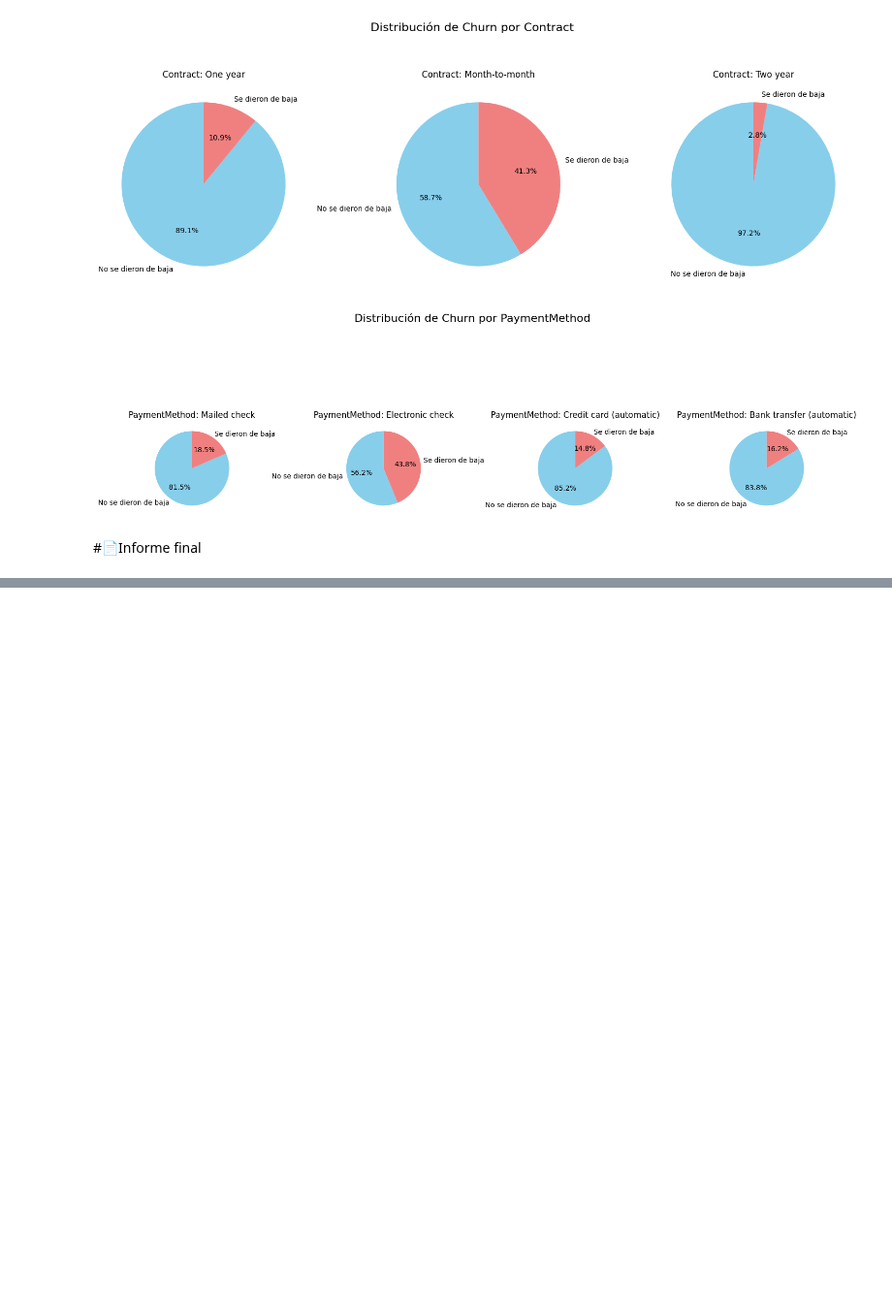
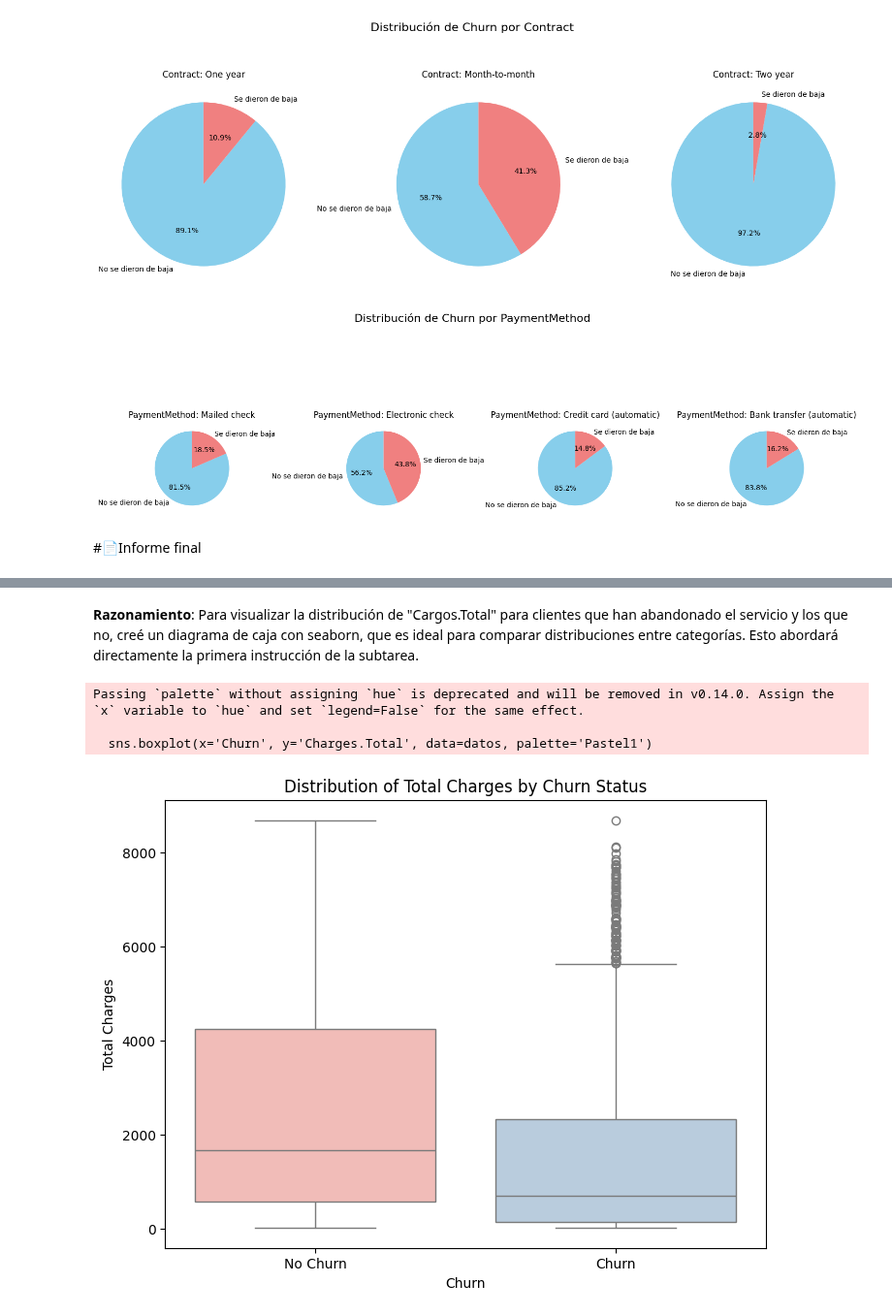
Before and after one commit to Kross363/Python-Data-Science, a Jupyter notebook: TelecomX_LATAM.ipynb, the cells around one changed output, grey strips where cells are left out. Shown at 97% size. Cells and saved outputs as stored; diff of their text form; code cells hidden in the pictures; blank space fills up the shorter version.

```diff
--- a/TelecomX_LATAM.ipynb
+++ b/TelecomX_LATAM.ipynb
@@ -282,0 +295,19 @@ for col in categorical_cols:
+# %% [markdown]
+**Razonamiento**:
+ Para visualizar la distribución de "Cargos.Total" para clientes que han abandonado el servicio y los que no, creé un diagrama de caja con seaborn, que es ideal para comparar distribuciones entre categorías. Esto abordará directamente la primera instrucción de la subtarea.
+# %%
+import seaborn as sns
+import matplotlib.pyplot as plt
+
+plt.figure(figsize=(8, 6))
+sns.boxplot(x='Churn', y='Charges.Total', data=datos, palette='Pastel1')
+plt.title('Distribution of Total Charges by Churn Status')
+plt.xlabel('Churn')
+plt.ylabel('Total Charges')
+plt.xticks([0, 1], ['No Churn', 'Churn'])
+plt.show()
+# %% [output]
+Passing `palette` without assigning `hue` is deprecated and will be removed in v0.14.0. Assign the `x` variable to `hue` and set `legend=False` for the same effect.
+
+  sns.boxplot(x='Churn', y='Charges.Total', data=datos, palette='Pastel1')
+[figure, added]
```
Also changed, not shown: parts of 15 cells of this notebook.
